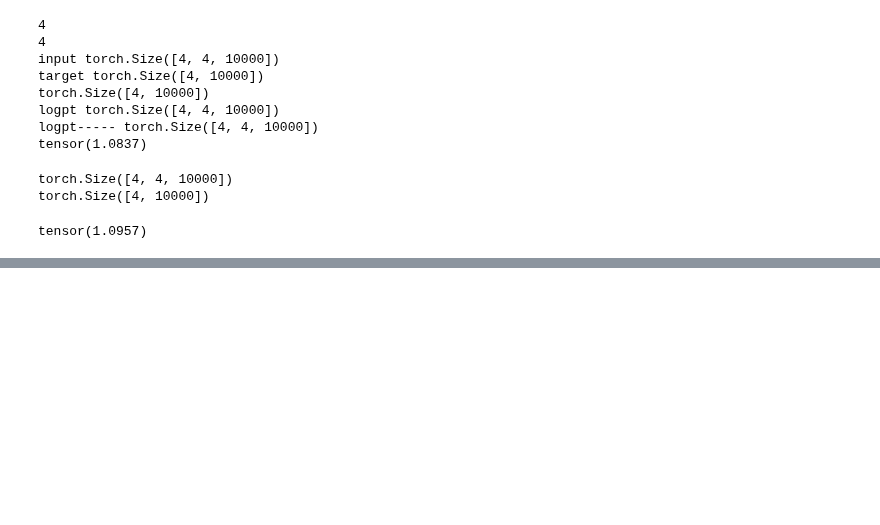
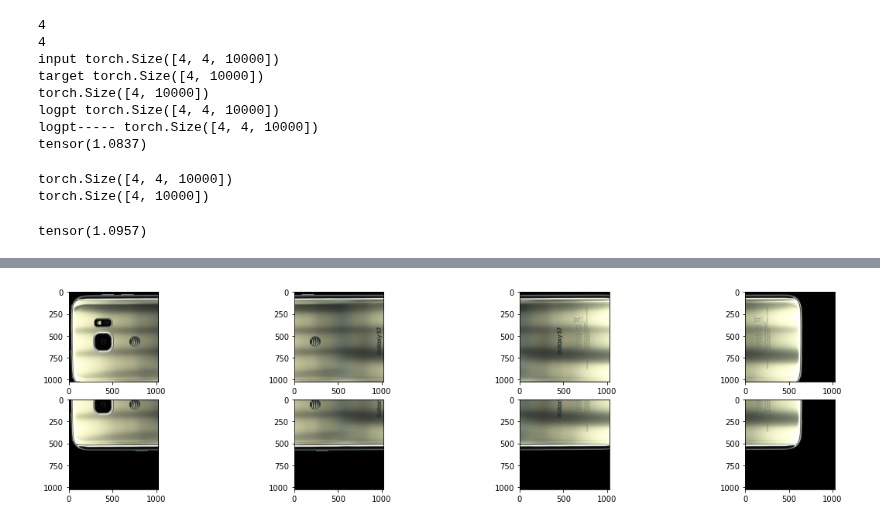
Before and after one commit to l642/pytorch_notebook, a Jupyter notebook: pytorch_prac.ipynb, the cells around one changed output, grey strips where cells are left out. Saved outputs shown, nothing was run; the diff lists cells and outputs as text; code cells hidden in the pictures; blank space fills up the shorter version.

```diff
--- a/pytorch_prac.ipynb
+++ b/pytorch_prac.ipynb
@@ -1744,0 +2934,18 @@ df2.to_csv('/home/arvind/Documents/gauge_200_backtest_results/3may_back_compared
+# %%
+import numpy as np
+def pad_input(input_img,patch_size=[512,512]):
+        h = input_img.shape[0]
+        w = input_img.shape[1]
+        hMod = h % patch_size[0]
+        wMod = w % patch_size[1]
+        hPad = 0
+        wPad = 0
+        if(hMod!=0 or wMod!=0):
+            hPad = patch_size[0]-hMod
+            wPad = patch_size[1]-wMod
+        output = np.pad(input_img, ((0, hPad),(0,wPad),(0,0)), 'constant')
+        return output
+
+img=np.zeros([1096,2206,3],dtype='uint8')
+x=pad_input(img)
+print(x.shape)
@@ -1744,0 +2954,79 @@ df2.to_csv('/home/arvind/Documents/gauge_200_backtest_results/3may_back_compared
+# %%
+import PIL
+import random
+import matplotlib.pyplot as plt
+fig2 = plt.figure(figsize=(20, 20))
+import numpy as np
+from PIL import Image
+import cv2
+def pad_input(input_img,patch_size=[512,512]):
+        h = input_img.shape[0]
+        w = input_img.shape[1]
+        hMod = h % patch_size[0]
+        wMod = w % patch_size[1]
+        hPad = 0
+        wPad = 0
+        if(hMod!=0 or wMod!=0):
+            hPad = patch_size[0]-hMod
+            wPad = patch_size[1]-wMod
+        output = np.pad(input_img, ((0, hPad),(0,wPad),(0,0)), 'constant')
+        return(output, hPad,wPad )
+
+def create_patches(img,patch_size=[512,512],stride=256):
+        #img = np.asarray(img).astype('float32')
+        #print(img.shape)
+        assert((img.shape[0]-stride)%stride==0 and (img.shape[1]-stride)%stride==0)
+        h_patch = int((img.shape[0]-stride)/stride)
+        w_patch = int((img.shape[1]-stride)/stride)
+        print(h_patch)
+        print(w_patch)
+        patches = []
+
+
+
+        #patch0=img[0:1024,0:1024]
+        #patch1=img[512:1536,0:1024]
+        #patchn=img[img.shape[0]-1024:img.shape[0],img.shape[1]-1024:img.shape[1]]
+        for i in range(h_patch):
+            y=0
+            for j in range(w_patch):
+                if i==0:
+                    x=0
+                    patch=img[x:patch_size[0],y:(((j+1)*patch_size[1]))-(j)*stride,:]
+
+                if i==1:
+                    x=512
+                    patch=img[x:patch_size[0]+512,y:(((j+1)*patch_size[1]))-(j)*stride,:]
+
+                y = ((j+1)*patch_size[1])-(j+1)*stride
+
+                patches.append(patch)
+
+
+
+
+        #patches.append(patch0)
+        #patches.append(patchn)
+        #patches.append(patch1)
+
+
+        return patches
+img=Image.open('/home/arvind/Documents/352326080611075_0ATT0RLO00011572301890228.png')
+img=np.asarray(img)
+print(img.shape)
+img,_,_=pad_input(img,patch_size=[512,512])
+print(img.shape)
+save_path='/home/arvind/Music/patch_save/'
+fig2 = plt.figure(figsize=(20, 20))
+p=create_patches(img,patch_size=[1024,1024],stride=512)
+print(len(p))
+
+for i,j in enumerate(p):
+    print(j.shape)
+    print(i)
+    fig2.add_subplot(8, 4, i+1 )
+    plt.imshow(j)
+    z=random.randint(1,50)
+    cv2.imwrite(save_path+str(i)+'.png',j)
+plt.show()
+# %% [output]
@@ -1744,0 +3051 @@ df2.to_csv('/home/arvind/Documents/gauge_200_backtest_results/3may_back_compared
+[figure, added]
```
Also changed, not shown: parts of 43 cells of this notebook.
